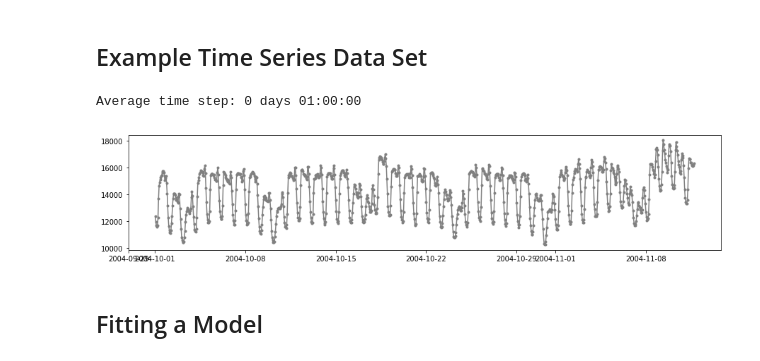
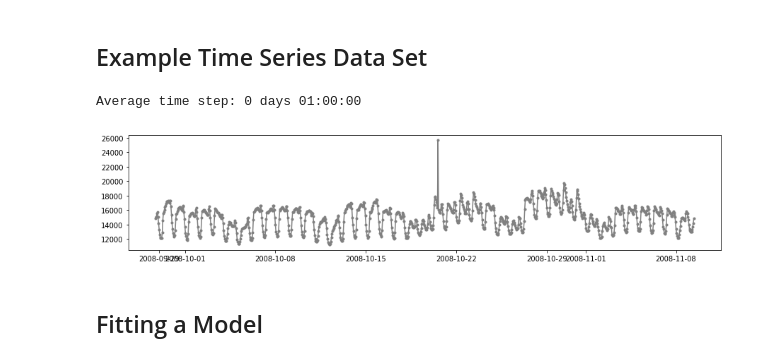
Before and after one commit to Daniel8hen/firefly-tutorials, a Jupyter notebook: meetup_automl_timeseries/Walkthrough.ipynb, the cells around one changed output. Cells and saved outputs as stored; diff of their text form; code cells hidden in the pictures.

```diff
--- a/meetup_automl_timeseries/Walkthrough.ipynb
+++ b/meetup_automl_timeseries/Walkthrough.ipynb
@@ -23,25 +23,27 @@ from tsfresh.feature_extraction.feature_calculators import mean, variance, numbe
 # %% [markdown]
 ## Example Time Series Data Set
 # %%
-size = 1000
+start_sample = 35000
+end_sample = 36000
+
 df = pd.read_csv('data/AEP_hourly.csv', parse_dates=['Datetime'])
 
 # sort dates ascending
 df = df.set_index(['Datetime'])
 df = df.sort_index()
 df = df.reset_index()
 
-t = df.Datetime[0:size]
-y = df.AEP_MW[0:size]
+t = df.Datetime[start_sample:end_sample]
+y = df.AEP_MW[start_sample:end_sample]
 
 plt.figure(figsize=(15,3))
 plt.plot(t, y, '.-', c='gray')
 
 t_diff_median = t.diff().median()
 print('Average time step: {!s}'.format(t_diff_median))
 # %% [output]
 Average time step: 0 days 01:00:00
-[figure, old version]
+[figure, new version]
 # %% [markdown]
 ## Fitting a Model
 # %%
```
Also changed, not shown: parts of 11 cells of this notebook.
